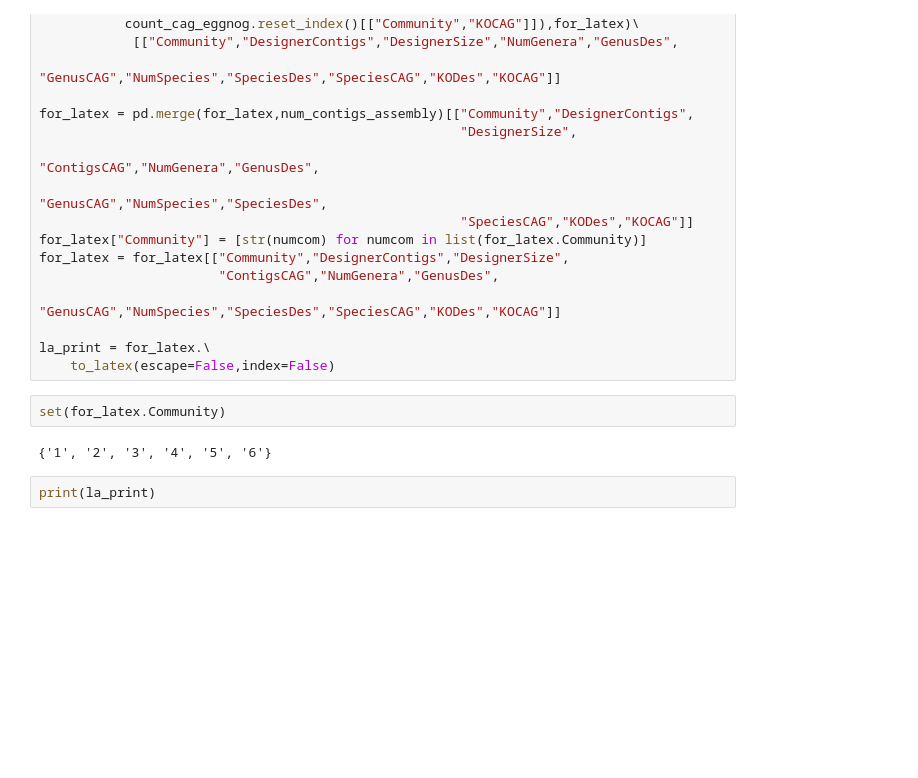
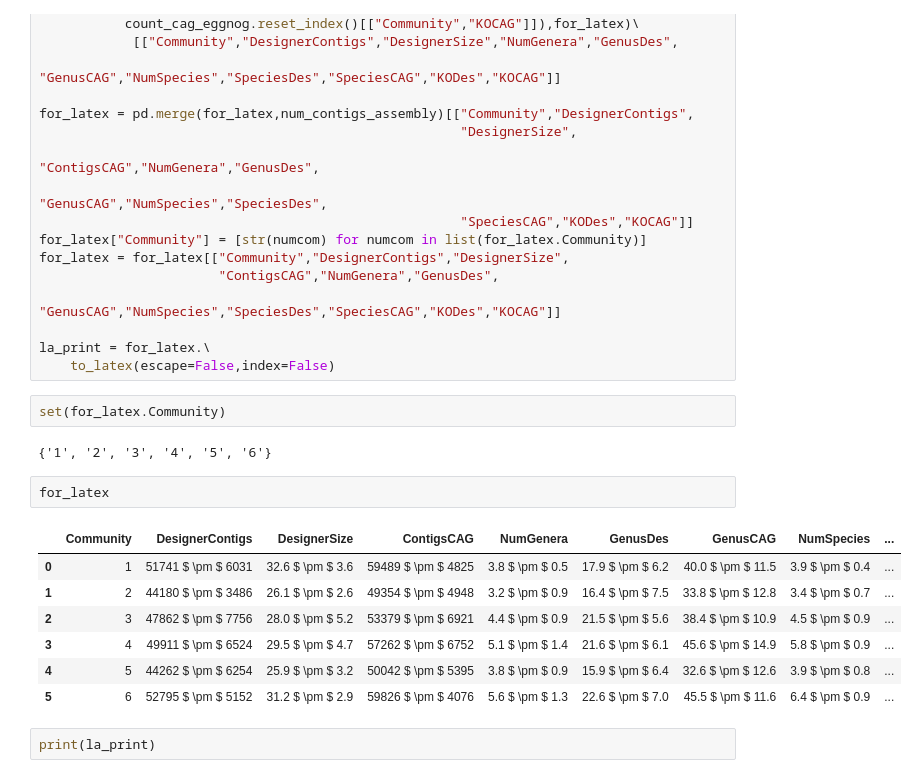
Before and after one commit to akrinos/2022-Krinos-eukrhythmic, a Jupyter notebook: jupyter-notebooks/generate-tables.ipynb, the cells around one changed output. Saved outputs shown, nothing was run; the diff lists cells and outputs as text; blank space fills up the shorter version.

```diff
--- a/jupyter-notebooks/generate-tables.ipynb
+++ b/jupyter-notebooks/generate-tables.ipynb
@@ -472,6 +524,16 @@ la_print = for_latex.\
 set(for_latex.Community)
 # %% [output]
 {'1', '2', '3', '4', '5', '6'}
+# %%
+for_latex
+# %% [output]
+|  | Community | DesignerContigs | DesignerSize | ContigsCAG | NumGenera | GenusDes | GenusCAG | NumSpecies | ... |
+| 0 | 1 | 51741 $ \pm $ 6031 | 32.6 $ \pm $ 3.6 | 59489 $ \pm $ 4825 | 3.8 $ \pm $ 0.5 | 17.9 $ \pm $ 6.2 | 40.0 $ \pm $ 11.5 | 3.9 $ \pm $ 0.4 | ... |
+| 1 | 2 | 44180 $ \pm $ 3486 | 26.1 $ \pm $ 2.6 | 49354 $ \pm $ 4948 | 3.2 $ \pm $ 0.9 | 16.4 $ \pm $ 7.5 | 33.8 $ \pm $ 12.8 | 3.4 $ \pm $ 0.7 | ... |
+| 2 | 3 | 47862 $ \pm $ 7756 | 28.0 $ \pm $ 5.2 | 53379 $ \pm $ 6921 | 4.4 $ \pm $ 0.9 | 21.5 $ \pm $ 5.6 | 38.4 $ \pm $ 10.9 | 4.5 $ \pm $ 0.9 | ... |
+| 3 | 4 | 49911 $ \pm $ 6524 | 29.5 $ \pm $ 4.7 | 57262 $ \pm $ 6752 | 5.1 $ \pm $ 1.4 | 21.6 $ \pm $ 6.1 | 45.6 $ \pm $ 14.9 | 5.8 $ \pm $ 0.9 | ... |
+| 4 | 5 | 44262 $ \pm $ 6254 | 25.9 $ \pm $ 3.2 | 50042 $ \pm $ 5395 | 3.8 $ \pm $ 0.9 | 15.9 $ \pm $ 6.4 | 32.6 $ \pm $ 12.6 | 3.9 $ \pm $ 0.8 | ... |
+| 5 | 6 | 52795 $ \pm $ 5152 | 31.2 $ \pm $ 2.9 | 59826 $ \pm $ 4076 | 5.6 $ \pm $ 1.3 | 22.6 $ \pm $ 7.0 | 45.5 $ \pm $ 11.6 | 6.4 $ \pm $ 0.9 | ... |
 # %%
 print(la_print)
 # %% [output]
```
Also changed, not shown: parts of 15 cells of this notebook, 1 other file.
